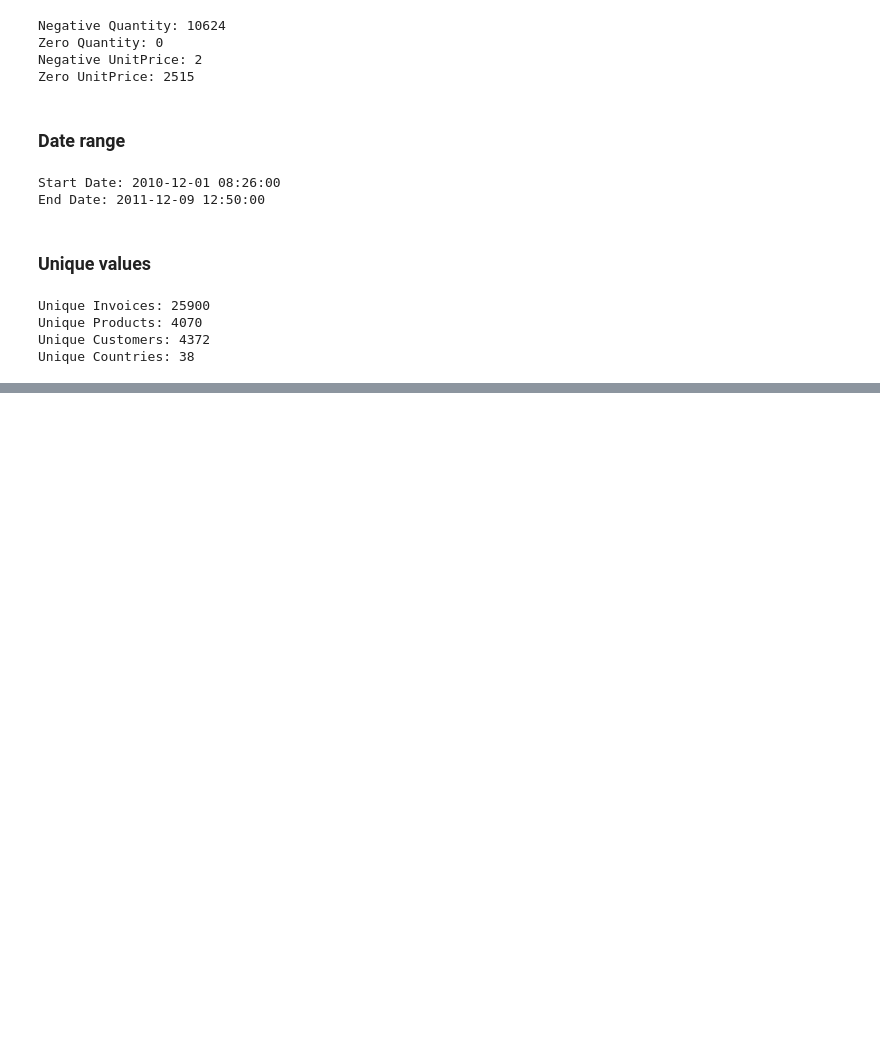
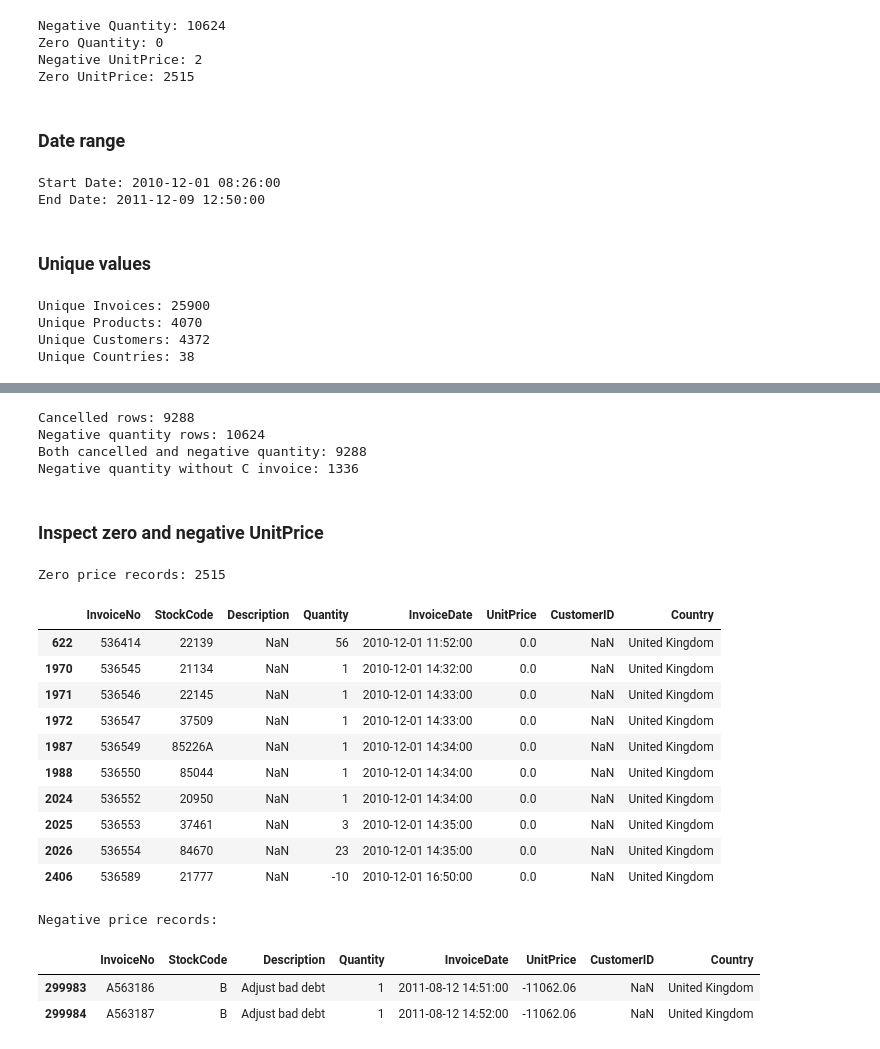
Before and after one commit to masudrr72/Python-Data-Analysis-projects, a Jupyter notebook: notebooks/ecommerce_sales_analysis.ipynb, the cells around one changed output, grey strips where cells are left out. Cells and saved outputs as stored; diff of their text form; code cells hidden in the pictures; blank space fills up the shorter version.

```diff
--- a/notebooks/ecommerce_sales_analysis.ipynb
+++ b/notebooks/ecommerce_sales_analysis.ipynb
@@ -152,0 +177,51 @@ Unique Countries: 38
+# %%
+cancelled_mask = (
+    df["InvoiceNo"].astype(str).str.startswith("C")
+)
+
+negative_qty_mask = df["Quantity"] < 0
+
+print("Cancelled rows:", cancelled_mask.sum())
+
+print("Negative quantity rows:", negative_qty_mask.sum())
+
+print("Both cancelled and negative quantity:",
+      (cancelled_mask & negative_qty_mask).sum())
+
+print("Negative quantity without C invoice:",
+      (~cancelled_mask & negative_qty_mask).sum())
+# %% [output]
+Cancelled rows: 9288
+Negative quantity rows: 10624
+Both cancelled and negative quantity: 9288
+Negative quantity without C invoice: 1336
+# %% [markdown]
+### Inspect zero and negative UnitPrice
+# %%
+zero_price = df[df["UnitPrice"] == 0]
+
+negative_price = df[df["UnitPrice"] < 0]
+
+print("Zero price records:", len(zero_price))
+
+display(zero_price.head(10))
+
+print("\nNegative price records:")
+display(negative_price)
+# %% [output]
+Zero price records: 2515
+|  | InvoiceNo | StockCode | Description | Quantity | InvoiceDate | UnitPrice | CustomerID | Country |
+| 622 | 536414 | 22139 | NaN | 56 | 2010-12-01 11:52:00 | 0.0 | NaN | United Kingdom |
+| 1970 | 536545 | 21134 | NaN | 1 | 2010-12-01 14:32:00 | 0.0 | NaN | United Kingdom |
+| 1971 | 536546 | 22145 | NaN | 1 | 2010-12-01 14:33:00 | 0.0 | NaN | United Kingdom |
+| 1972 | 536547 | 37509 | NaN | 1 | 2010-12-01 14:33:00 | 0.0 | NaN | United Kingdom |
+| 1987 | 536549 | 85226A | NaN | 1 | 2010-12-01 14:34:00 | 0.0 | NaN | United Kingdom |
+| 1988 | 536550 | 85044 | NaN | 1 | 2010-12-01 14:34:00 | 0.0 | NaN | United Kingdom |
+| 2024 | 536552 | 20950 | NaN | 1 | 2010-12-01 14:34:00 | 0.0 | NaN | United Kingdom |
+| 2025 | 536553 | 37461 | NaN | 3 | 2010-12-01 14:35:00 | 0.0 | NaN | United Kingdom |
+| 2026 | 536554 | 84670 | NaN | 23 | 2010-12-01 14:35:00 | 0.0 | NaN | United Kingdom |
+| 2406 | 536589 | 21777 | NaN | -10 | 2010-12-01 16:50:00 | 0.0 | NaN | United Kingdom |
+Negative price records:
+|  | InvoiceNo | StockCode | Description | Quantity | InvoiceDate | UnitPrice | CustomerID | Country |
+| 299983 | A563186 | B | Adjust bad debt | 1 | 2011-08-12 14:51:00 | -11062.06 | NaN | United Kingdom |
+| 299984 | A563187 | B | Adjust bad debt | 1 | 2011-08-12 14:52:00 | -11062.06 | NaN | United Kingdom |
```
Also changed, not shown: parts of 15 cells of this notebook.
